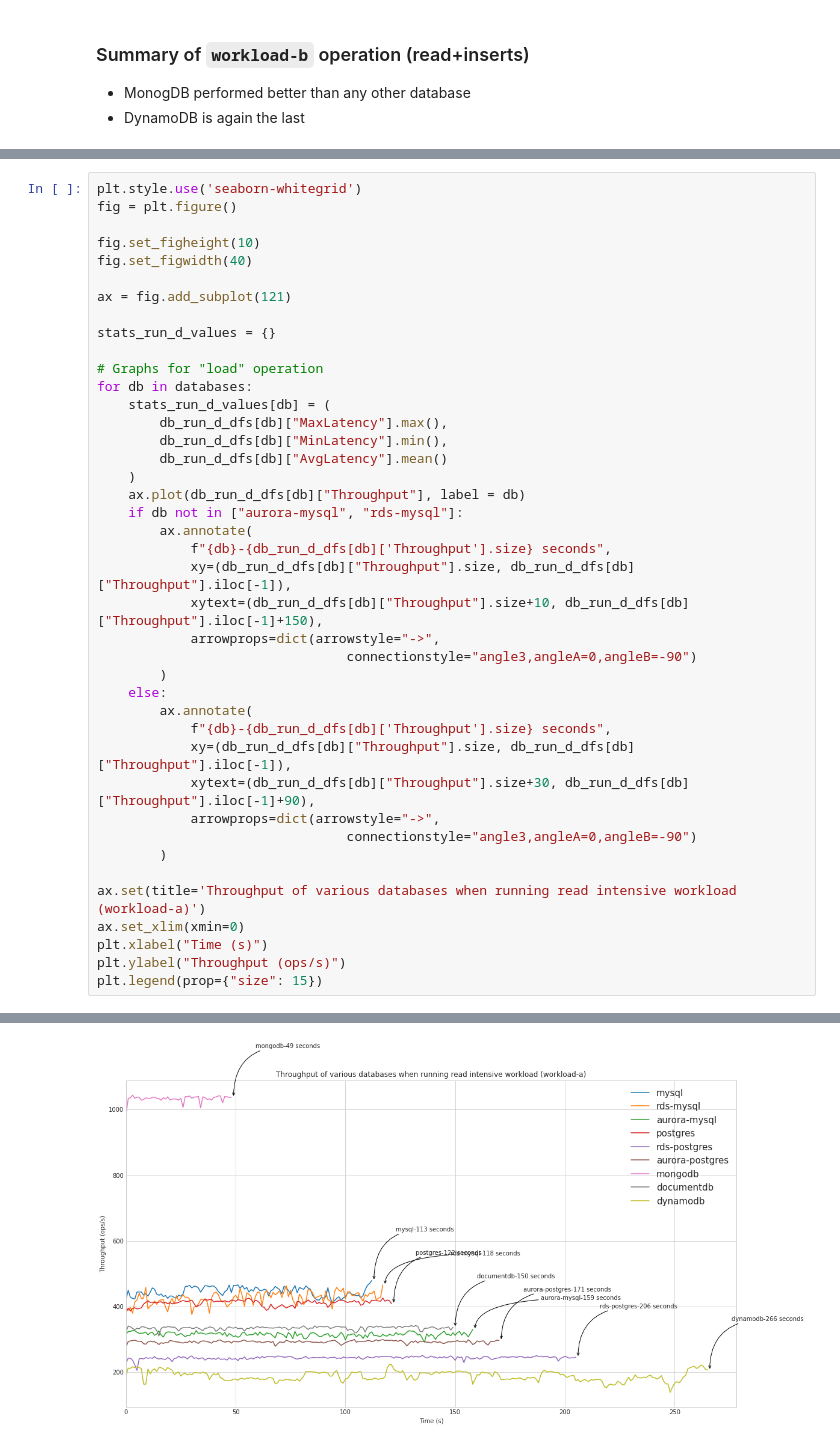
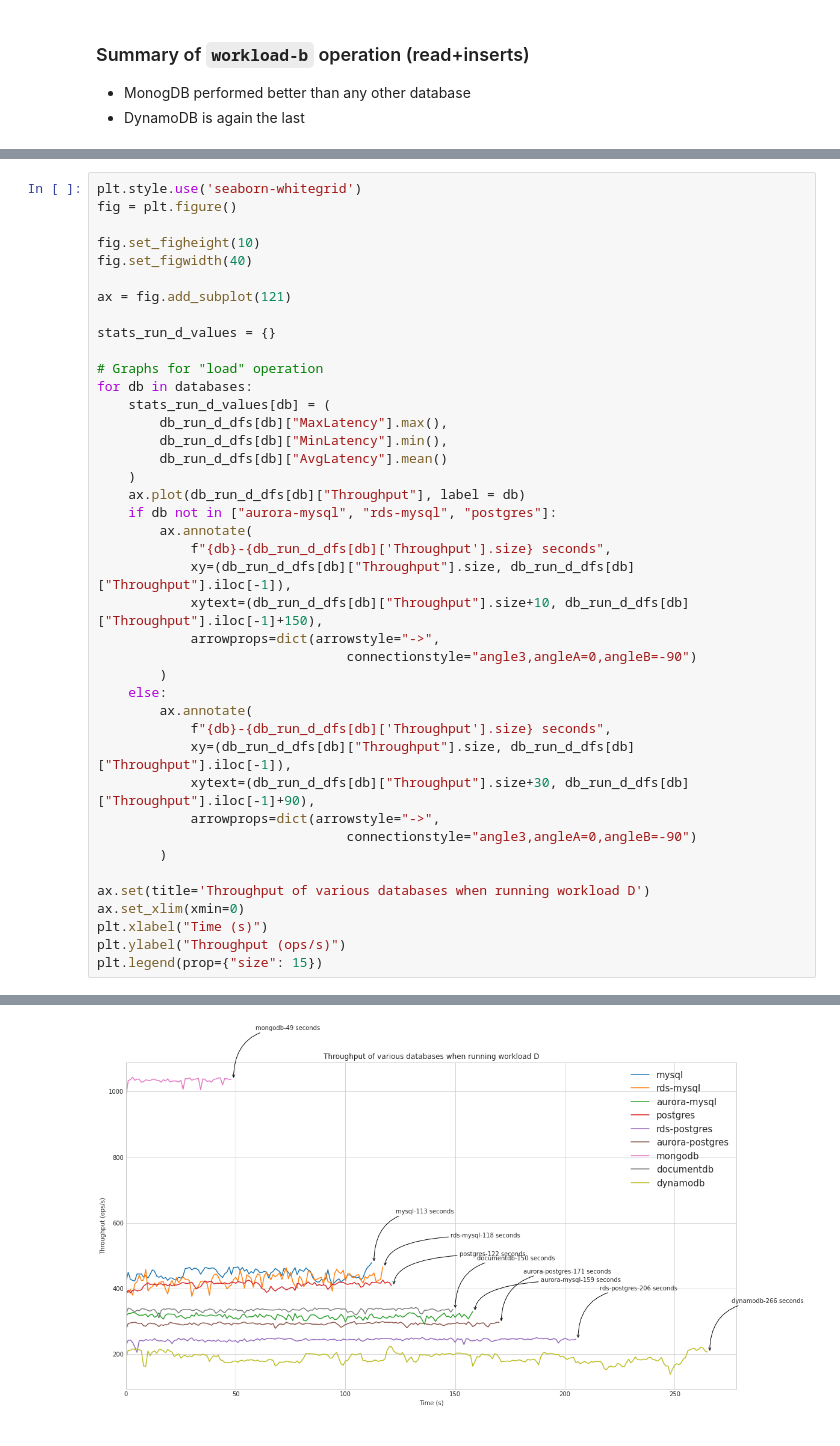
Before and after one commit to handabaldeep/cloud-based-evaluation-of-databases, a Jupyter notebook: plot_results.ipynb, the cells around one changed output, grey strips where cells are left out. Drawn from its saved outputs; the diff is of its cells as text.

```diff
--- a/plot_results.ipynb
+++ b/plot_results.ipynb
@@ -286,33 +286,33 @@ stats_run_d_values = {}
 # Graphs for "load" operation
 for db in databases:
     stats_run_d_values[db] = (
         db_run_d_dfs[db]["MaxLatency"].max(),
         db_run_d_dfs[db]["MinLatency"].min(),
         db_run_d_dfs[db]["AvgLatency"].mean()
     )
     ax.plot(db_run_d_dfs[db]["Throughput"], label = db)
-    if db not in ["aurora-mysql", "rds-mysql"]:
+    if db not in ["aurora-mysql", "rds-mysql", "postgres"]:
         ax.annotate(
             f"{db}-{db_run_d_dfs[db]['Throughput'].size} seconds",
             xy=(db_run_d_dfs[db]["Throughput"].size, db_run_d_dfs[db]["Throughput"].iloc[-1]),
             xytext=(db_run_d_dfs[db]["Throughput"].size+10, db_run_d_dfs[db]["Throughput"].iloc[-1]+150),
             arrowprops=dict(arrowstyle="->",
                                 connectionstyle="angle3,angleA=0,angleB=-90")
         )
     else:
         ax.annotate(
             f"{db}-{db_run_d_dfs[db]['Throughput'].size} seconds",
             xy=(db_run_d_dfs[db]["Throughput"].size, db_run_d_dfs[db]["Throughput"].iloc[-1]),
             xytext=(db_run_d_dfs[db]["Throughput"].size+30, db_run_d_dfs[db]["Throughput"].iloc[-1]+90),
             arrowprops=dict(arrowstyle="->",
                                 connectionstyle="angle3,angleA=0,angleB=-90")
         )
 
-ax.set(title='Throughput of various databases when running read intensive workload (workload-a)')
+ax.set(title='Throughput of various databases when running workload D')
 ax.set_xlim(xmin=0)
 plt.xlabel("Time (s)")
 plt.ylabel("Throughput (ops/s)")
 plt.legend(prop={"size": 15})
 # %% [output]
 <matplotlib.legend.Legend at 0x...>
-[figure, old version]
+[figure, new version]
```
Also changed, not shown: parts of 4 cells of this notebook.
